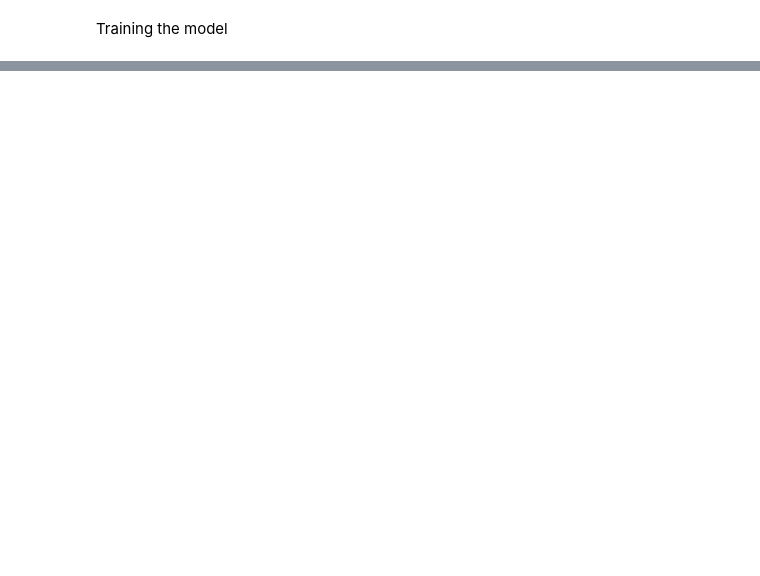
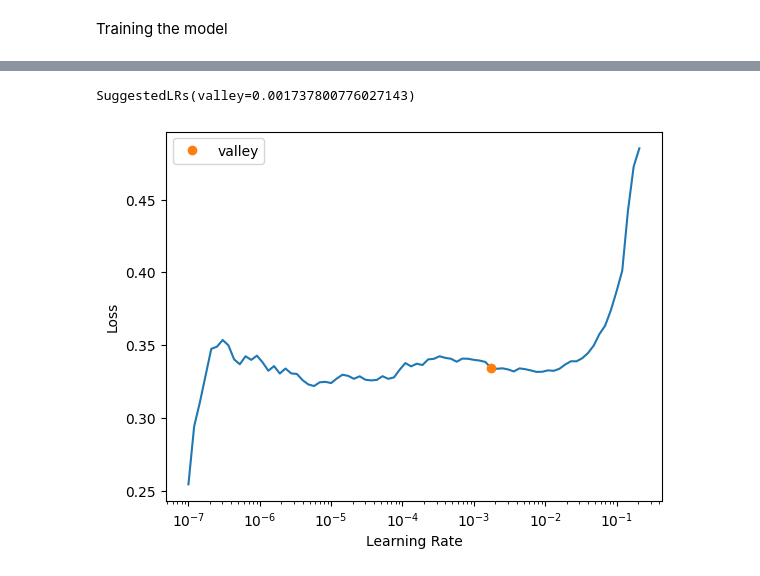
Before and after one commit to EmalisaAntonioli/CVC_challenge, a Jupyter notebook: model.ipynb, the cells around one changed output, grey strips where cells are left out. Drawn from its saved outputs; the diff is of its cells as text; code cells hidden in the pictures; blank space fills up the shorter version.

```diff
--- a/model.ipynb
+++ b/model.ipynb
@@ -331,0 +416,4 @@ learner.save('model')
+# %%
+learner.fit_one_cycle(10, lr_max=3e-3)
+# learner.unfreeze()
+learner.lr_find()
@@ -331,0 +435,4 @@ learner.save('model')
+# %%
+# learner.fine_tune(20, base_lr=1e-3)  # Fine-tune for 10 epochs (you can adjust this)
+# learner.unfreeze()
+learner.fit_one_cycle(5, lr_max=1e-4)
@@ -331,0 +446,3 @@ learner.save('model')
+# %%
+learner.lr_find()
+# %% [output]
@@ -331,0 +450,2 @@ learner.save('model')
+SuggestedLRs(valley=0.001737800776027143)
+[figure, added]
```
Also changed, not shown: parts of 27 cells of this notebook.
